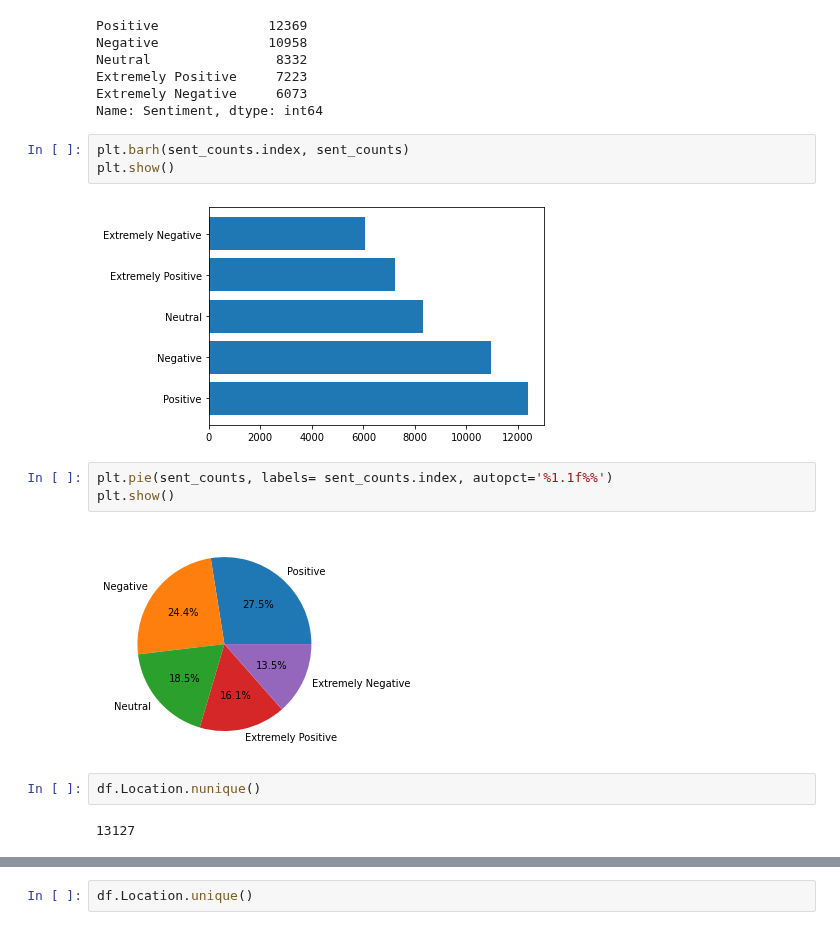
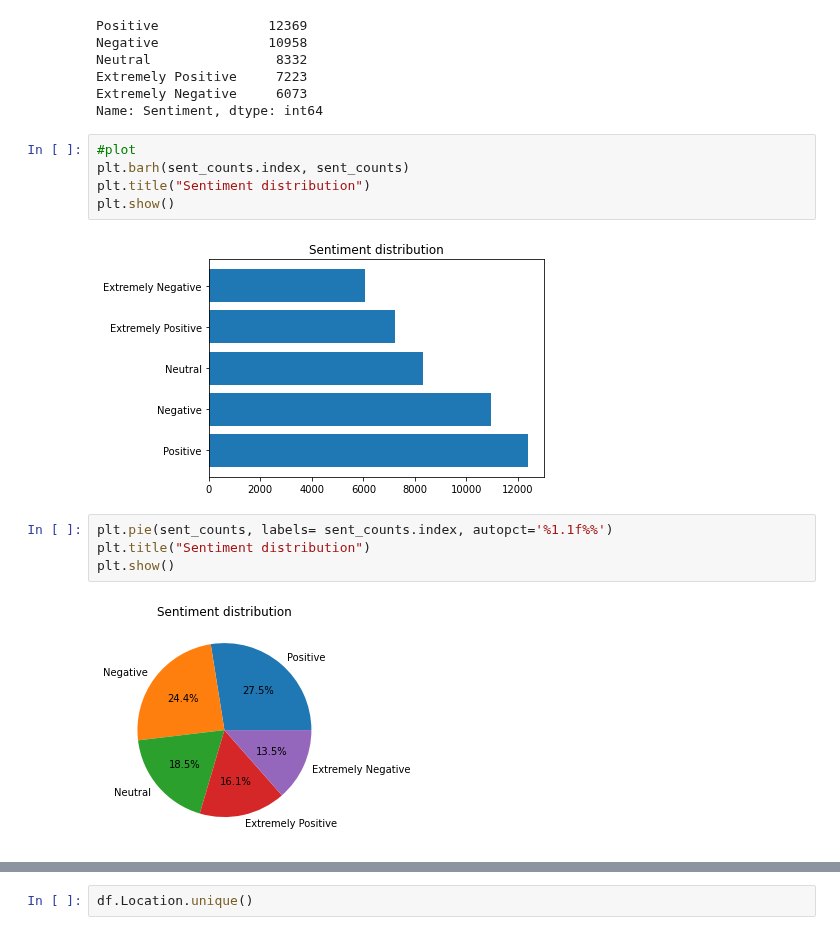
Before and after one commit to CinnamonXI/iQube-test, a Jupyter notebook: iQube test.ipynb, the cells around one changed output, grey strips where cells are left out. Saved outputs shown, nothing was run; the diff lists cells and outputs as text.

```diff
--- a/iQube test.ipynb
+++ b/iQube test.ipynb
@@ -101,16 +104,15 @@ Extremely Positive     7223
 Extremely Negative     6073
 Name: Sentiment, dtype: int64
 # %%
+#plot
 plt.barh(sent_counts.index, sent_counts)
+plt.title("Sentiment distribution")
 plt.show()
 # %% [output]
-[figure, old version]
+[figure, new version]
 # %%
 plt.pie(sent_counts, labels= sent_counts.index, autopct='%1.1f%%')
+plt.title("Sentiment distribution")
 plt.show()
 # %% [output]
-[figure, old version]
+[figure, new version]
-# %%
-df.Location.nunique()
-# %% [output]
-13127
```
Also changed, not shown: parts of 21 cells of this notebook.
